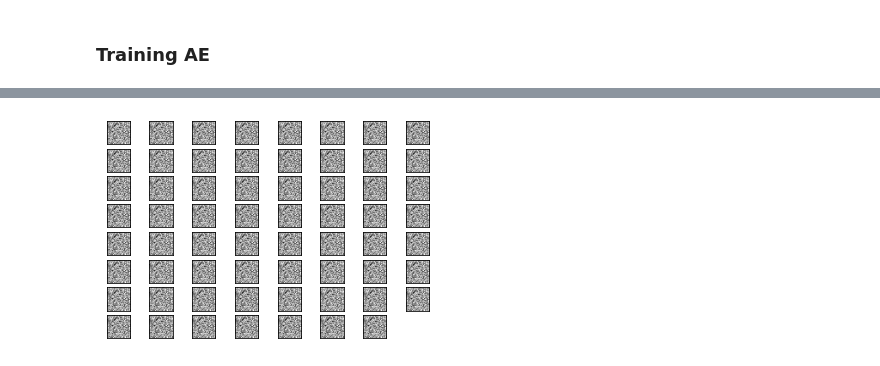
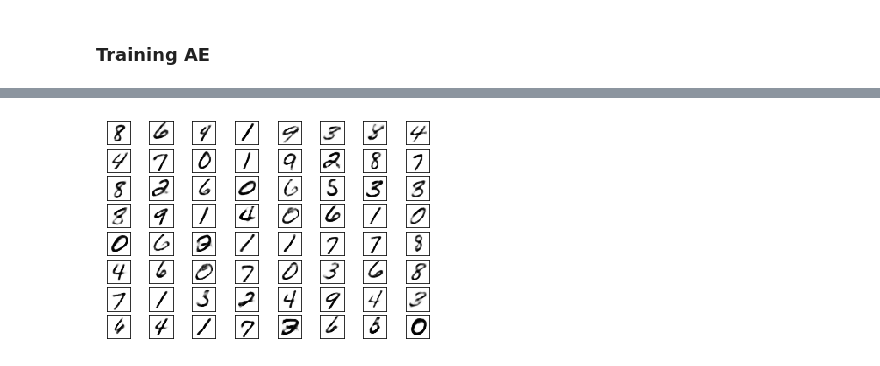
Before and after one commit to ximinng/Deep-Learning-in-Action, a Jupyter notebook: auto_encoder/AutoEncoder.ipynb, the cells around one changed output, grey strips where cells are left out. Drawn from its saved outputs; the diff is of its cells as text; code cells hidden in the pictures.

```diff
--- a/auto_encoder/AutoEncoder.ipynb
+++ b/auto_encoder/AutoEncoder.ipynb
@@ -55,3 +55,13 @@ train_loader = DataLoader(dataset=train_dataset,
 test_loader = DataLoader(dataset=test_dataset,
                          batch_size=batch_size,
                          shuffle=False)
+
+x, _ = iter(train_loader).next()
+x_hat = x.view(batch_size, 28, 28).cpu()
+plt.figure()
+for i in range(1, batch_size + 1):
+    plt.subplot(8, int(batch_size / 8), i)
+    plt.imshow(x_hat[i-1], cmap='Greys')
+    plt.xticks([])
+    plt.yticks([])
+plt.show()
@@ -98,13 +110,14 @@ class AE(nn.Module):
 model = AE()
 model = model.to(device)
 
-optimizer = torch.optim.SGD(model.parameters(), lr=learning_rate)
+optimizer = torch.optim.Adam(model.parameters(), lr=learning_rate)
 criteon = nn.MSELoss().to(device)
 # %% [markdown]
 ### Training AE
 # %%
 # %matplotlib inline
 
+raw = []
 result = []
 
 for epoch in range(num_epochs):
@@ -130,15 +143,25 @@ for epoch in range(num_epochs):
     model.eval()
     with torch.no_grad():
         for x, _ in test_loader:
+            raw.append(x)
             x = x.to(device)
             x_hat = model(x)
-
             result.append(x_hat)
 
-# visual reconstruction image
+print("------------------Raw Image-------------------")
+x = raw[-2].view(batch_size, 28, 28).cpu()
+plt.figure()
+for i in range(1, batch_size + 1):
+    plt.subplot(8, int(batch_size / 8), i)
+    plt.imshow(x[i-1], cmap='Greys')
+    plt.xticks([])
+    plt.yticks([])
+plt.show()
+
+print("-------------Reconstruction Image-------------")
 x_hat = result[-2].view(batch_size, 28, 28).cpu()
 plt.figure()
-for i in range(1, batch_size):
+for i in range(1, batch_size + 1):
     plt.subplot(8, int(batch_size / 8), i)
     plt.imshow(x_hat[i-1], cmap='Greys')
     plt.xticks([])
@@ -165 +188 @@ torch.Size([28, 28])
-[figure, old version]
+[figure, new version]
```
Also changed, not shown: parts of 3 cells of this notebook.
